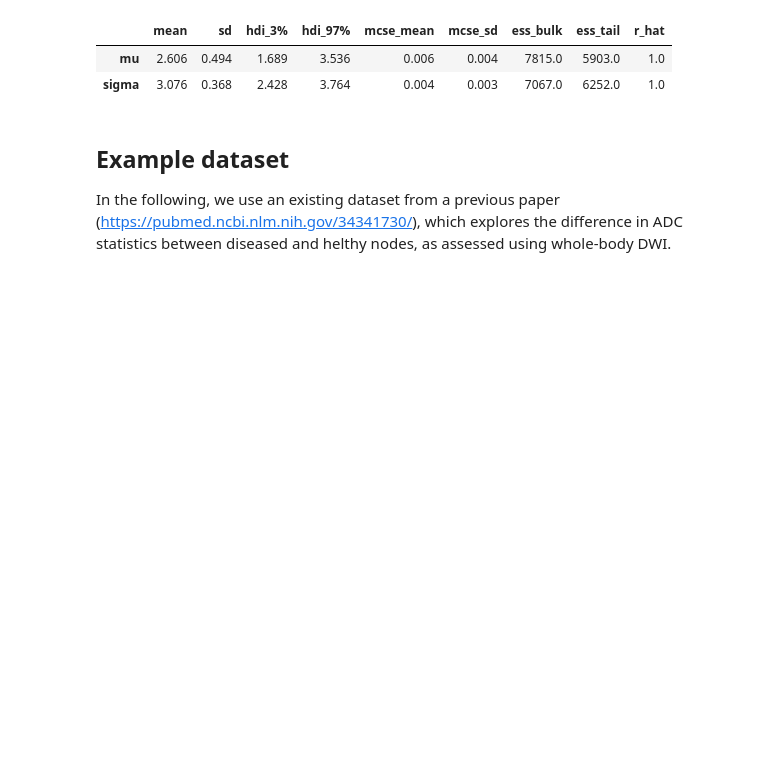
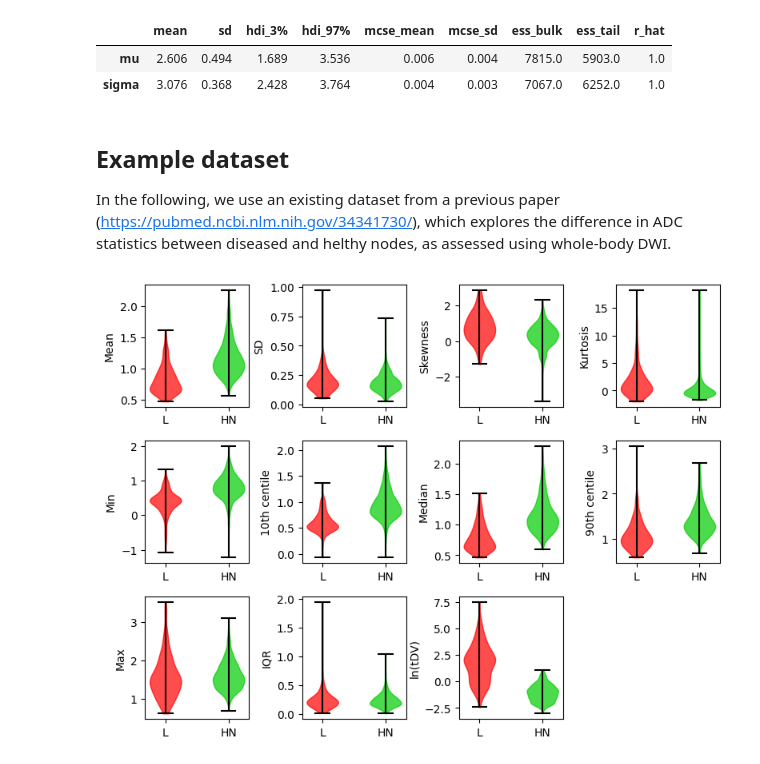
Before and after one commit to mdblackledge/stan_examples, a Jupyter notebook: notebooks/doughnut_seminar_2023.ipynb, the cells around one changed output. Cells and saved outputs as stored; diff of their text form; code cells hidden in the pictures; blank space fills up the shorter version.

```diff
--- a/notebooks/doughnut_seminar_2023.ipynb
+++ b/notebooks/doughnut_seminar_2023.ipynb
@@ -155,3 +167,34 @@ az.summary(az_samples)
 # %% [markdown]
 ## Example dataset
 In the following, we use an existing dataset from a previous paper (https://pubmed.ncbi.nlm.nih.gov/34341730/), which explores the difference in ADC statistics between diseased and helthy nodes, as assessed using whole-body DWI.
+# %%
+import pandas as pd
+df_nodes = pd.read_csv("https://raw.githubusercontent.com/mdblackledge/stan_examples/main/notebooks/resources/nodes.csv")
+df_disease = pd.read_csv("https://raw.githubusercontent.com/mdblackledge/stan_examples/main/notebooks/resources/lymphoma.csv")
+
+_, ax = plt.subplots(3, 4, figsize = (8, 6))
+ax = ax.ravel()
+
+for idx, metric in enumerate(["Mean", "SD", "Skewness", "Kurtosis", "Min",
+                              "10th centile", "Median", "90th centile", "Max",
+                              "IQR", "ln(tDV)"]):
+
+    vals_nodes = np.array(df_nodes[metric])
+    vals_disease = np.array(df_disease[metric])
+
+    violins = ax[idx].violinplot([vals_disease, vals_nodes])
+    violins["bodies"][0].set_color([1, 0, 0])
+    violins["bodies"][1].set_color([0, 0.8, 0])
+    violins["bodies"][0].set_alpha(0.7)
+    violins["bodies"][1].set_alpha(0.7)
+    violins["cbars"].set_color("k")
+    violins["cmins"].set_color("k")
+    violins["cmaxes"].set_color("k")
+    ax[idx].set_xticks([1, 2], ["L", "HN"])
+    ax[idx].set_ylabel(metric)
+
+ax[-1].axis("off")
+plt.tight_layout()
+plt.show()
+# %% [output]
+[figure, added]
```
Also changed, not shown: parts of 18 cells of this notebook.
